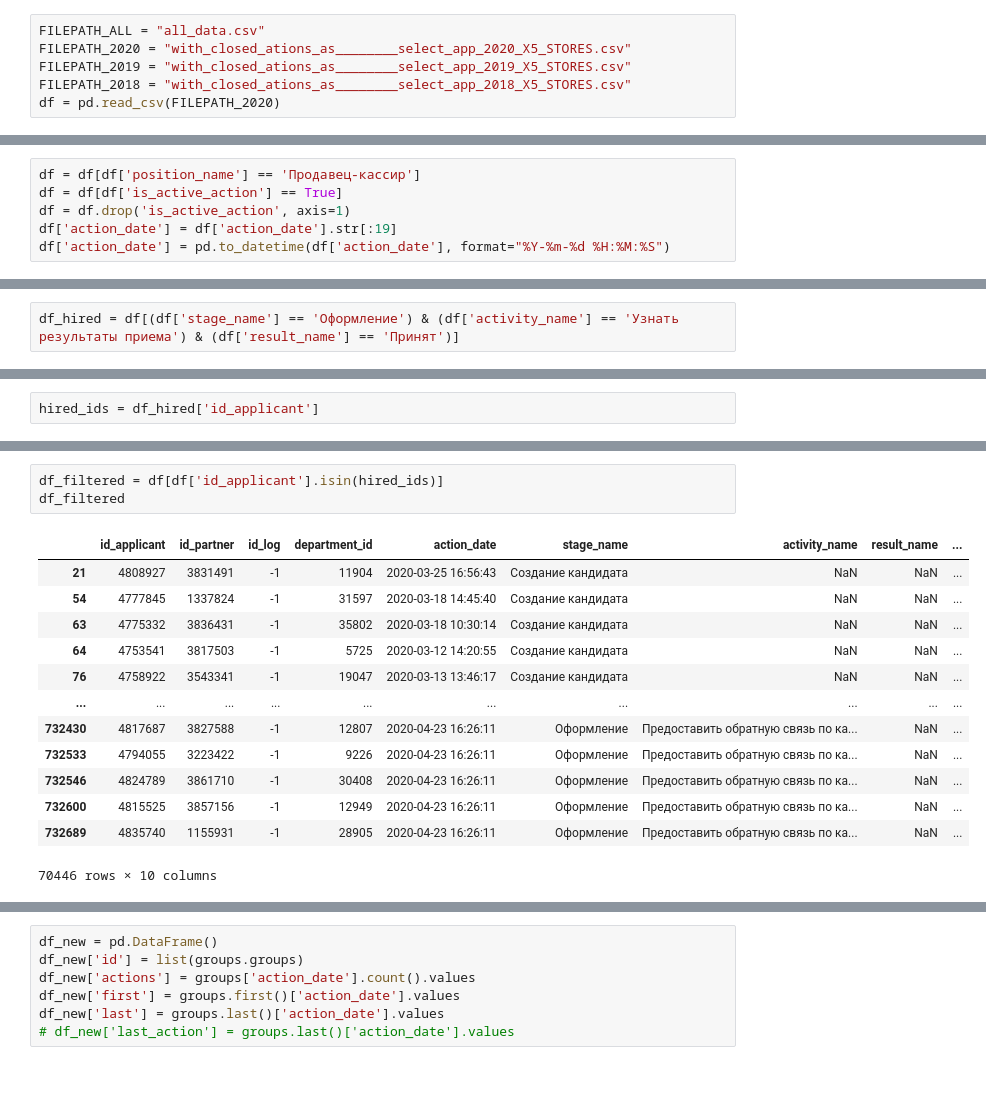
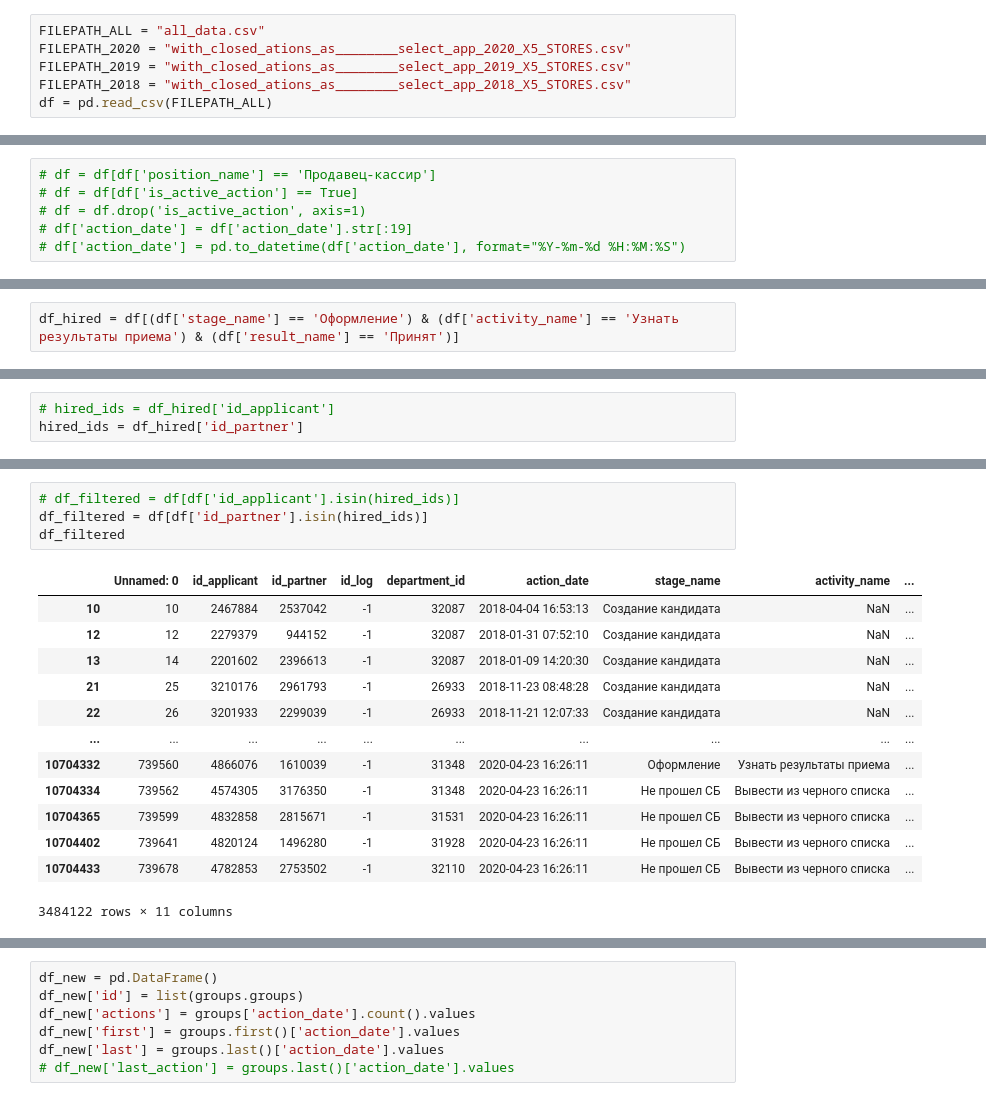
Before and after one commit to Timkasyan/NIR_group_1, a Jupyter notebook: tth.ipynb, the cells around one changed output, grey strips where cells are left out. Cells and saved outputs as stored; diff of their text form.

Commit message:
tth calc grouping by partner id for all years

```diff
--- a/tth.ipynb
+++ b/tth.ipynb
@@ -8,7 +8,7 @@ FILEPATH_ALL = "all_data.csv"
 FILEPATH_2020 = "with_closed_ations_as________select_app_2020_X5_STORES.csv"
 FILEPATH_2019 = "with_closed_ations_as________select_app_2019_X5_STORES.csv"
 FILEPATH_2018 = "with_closed_ations_as________select_app_2018_X5_STORES.csv"
-df = pd.read_csv(FILEPATH_2020)
+df = pd.read_csv(FILEPATH_ALL)
 # %%
 # Это скрипт для объединения датасетов в один + удаления ненужной инфы + фикса дат
 # df18 = pd.read_csv(FILEPATH_2018)
@@ -24,11 +24,11 @@ df = pd.read_csv(FILEPATH_2020)
 # df_all = df_all.reset_index(drop=True)
 # df_all.to_csv('all_data.csv')
 # %%
-df = df[df['position_name'] == 'Продавец-кассир']
-df = df[df['is_active_action'] == True]
-df = df.drop('is_active_action', axis=1)
-df['action_date'] = df['action_date'].str[:19]
-df['action_date'] = pd.to_datetime(df['action_date'], format="%Y-%m-%d %H:%M:%S")
+# df = df[df['position_name'] == 'Продавец-кассир']
+# df = df[df['is_active_action'] == True]
+# df = df.drop('is_active_action', axis=1)
+# df['action_date'] = df['action_date'].str[:19]
+# df['action_date'] = pd.to_datetime(df['action_date'], format="%Y-%m-%d %H:%M:%S")
 # %%
 def generate_unique_csv(df, filename):
     df_new = df[['stage_name','activity_name','result_name']]
@@ -69,5 +76,6 @@ df_hired
 # %%
-hired_ids = df_hired['id_applicant']
+# hired_ids = df_hired['id_applicant']
+hired_ids = df_hired['id_partner']
 # %%
 hired_ids
 # %% [output]
@@ -115,18 +125,19 @@ len(ids)
 # %%
-df_filtered = df[df['id_applicant'].isin(hired_ids)]
+# df_filtered = df[df['id_applicant'].isin(hired_ids)]
+df_filtered = df[df['id_partner'].isin(hired_ids)]
 df_filtered
 # %% [output]
-|  | id_applicant | id_partner | id_log | department_id | action_date | stage_name | activity_name | result_name | ... |
-| 21 | 4808927 | 3831491 | -1 | 11904 | 2020-03-25 16:56:43 | Создание кандидата | NaN | NaN | ... |
-| 54 | 4777845 | 1337824 | -1 | 31597 | 2020-03-18 14:45:40 | Создание кандидата | NaN | NaN | ... |
-| 63 | 4775332 | 3836431 | -1 | 35802 | 2020-03-18 10:30:14 | Создание кандидата | NaN | NaN | ... |
-| 64 | 4753541 | 3817503 | -1 | 5725 | 2020-03-12 14:20:55 | Создание кандидата | NaN | NaN | ... |
-| 76 | 4758922 | 3543341 | -1 | 19047 | 2020-03-13 13:46:17 | Создание кандидата | NaN | NaN | ... |
+|  | Unnamed: 0 | id_applicant | id_partner | id_log | department_id | action_date | stage_name | activity_name | ... |
+| 10 | 10 | 2467884 | 2537042 | -1 | 32087 | 2018-04-04 16:53:13 | Создание кандидата | NaN | ... |
+| 12 | 12 | 2279379 | 944152 | -1 | 32087 | 2018-01-31 07:52:10 | Создание кандидата | NaN | ... |
+| 13 | 14 | 2201602 | 2396613 | -1 | 32087 | 2018-01-09 14:20:30 | Создание кандидата | NaN | ... |
+| 21 | 25 | 3210176 | 2961793 | -1 | 26933 | 2018-11-23 08:48:28 | Создание кандидата | NaN | ... |
+| 22 | 26 | 3201933 | 2299039 | -1 | 26933 | 2018-11-21 12:07:33 | Создание кандидата | NaN | ... |
 | ... | ... | ... | ... | ... | ... | ... | ... | ... | ... |
-| 732430 | 4817687 | 3827588 | -1 | 12807 | 2020-04-23 16:26:11 | Оформление | Предоставить обратную связь по ка... | NaN | ... |
-| 732533 | 4794055 | 3223422 | -1 | 9226 | 2020-04-23 16:26:11 | Оформление | Предоставить обратную связь по ка... | NaN | ... |
-| 732546 | 4824789 | 3861710 | -1 | 30408 | 2020-04-23 16:26:11 | Оформление | Предоставить обратную связь по ка... | NaN | ... |
-| 732600 | 4815525 | 3857156 | -1 | 12949 | 2020-04-23 16:26:11 | Оформление | Предоставить обратную связь по ка... | NaN | ... |
-| 732689 | 4835740 | 1155931 | -1 | 28905 | 2020-04-23 16:26:11 | Оформление | Предоставить обратную связь по ка... | NaN | ... |
+| 10704332 | 739560 | 4866076 | 1610039 | -1 | 31348 | 2020-04-23 16:26:11 | Оформление | Узнать результаты приема | ... |
+| 10704334 | 739562 | 4574305 | 3176350 | -1 | 31348 | 2020-04-23 16:26:11 | Не прошел СБ | Вывести из черного списка | ... |
+| 10704365 | 739599 | 4832858 | 2815671 | -1 | 31531 | 2020-04-23 16:26:11 | Не прошел СБ | Вывести из черного списка | ... |
+| 10704402 | 739641 | 4820124 | 1496280 | -1 | 31928 | 2020-04-23 16:26:11 | Не прошел СБ | Вывести из черного списка | ... |
+| 10704433 | 739678 | 4782853 | 2753502 | -1 | 32110 | 2020-04-23 16:26:11 | Не прошел СБ | Вывести из черного списка | ... |
-70446 rows × 10 columns
+3484122 rows × 11 columns
 # %%
```
Also changed, not shown: parts of 39 cells of this notebook.
